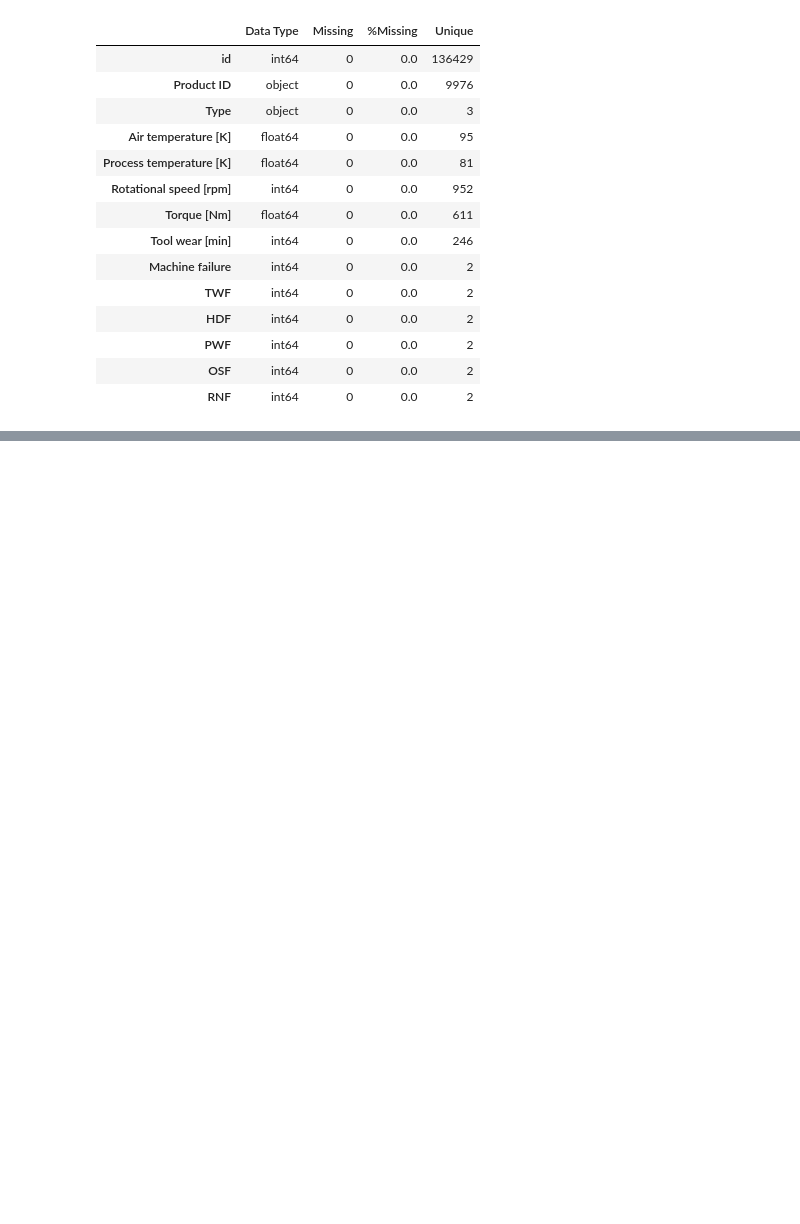
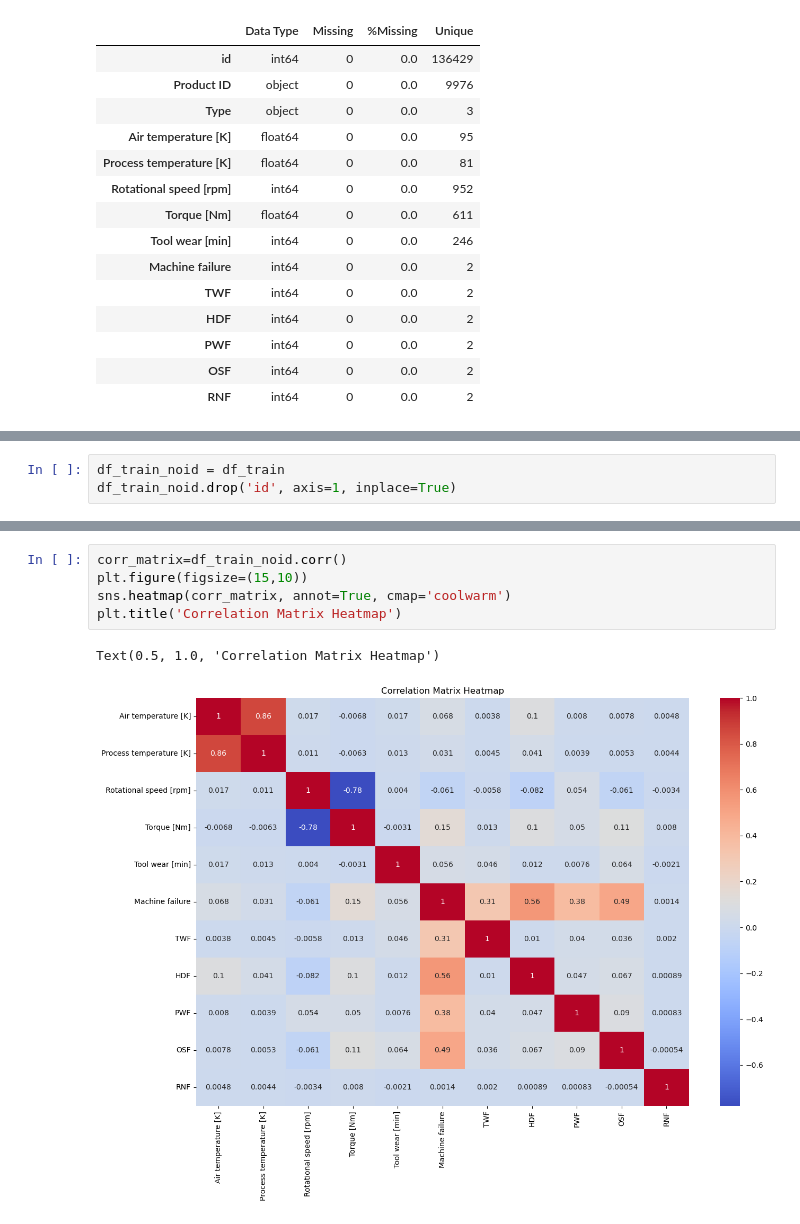
Before and after one commit to methasantosa/KaggleCompetition, a Jupyter notebook: swag-binary-classification-of-machine-failures.ipynb, the cells around one changed output, grey strips where cells are left out. Saved outputs shown, nothing was run; the diff lists cells and outputs as text; blank space fills up the shorter version.

```diff
--- a/swag-binary-classification-of-machine-failures.ipynb
+++ b/swag-binary-classification-of-machine-failures.ipynb
@@ -74,0 +102,3 @@ data shape: (136429, 14)
+# %%
+df_train_noid = df_train
+df_train_noid.drop('id', axis=1, inplace=True)
@@ -74,0 +114,8 @@ data shape: (136429, 14)
+# %%
+corr_matrix=df_train_noid.corr()
+plt.figure(figsize=(15,10))
+sns.heatmap(corr_matrix, annot=True, cmap='coolwarm')
+plt.title('Correlation Matrix Heatmap')
+# %% [output]
+Text(0.5, 1.0, 'Correlation Matrix Heatmap')
+[figure, added]
```
Also changed, not shown: parts of 7 cells of this notebook.
